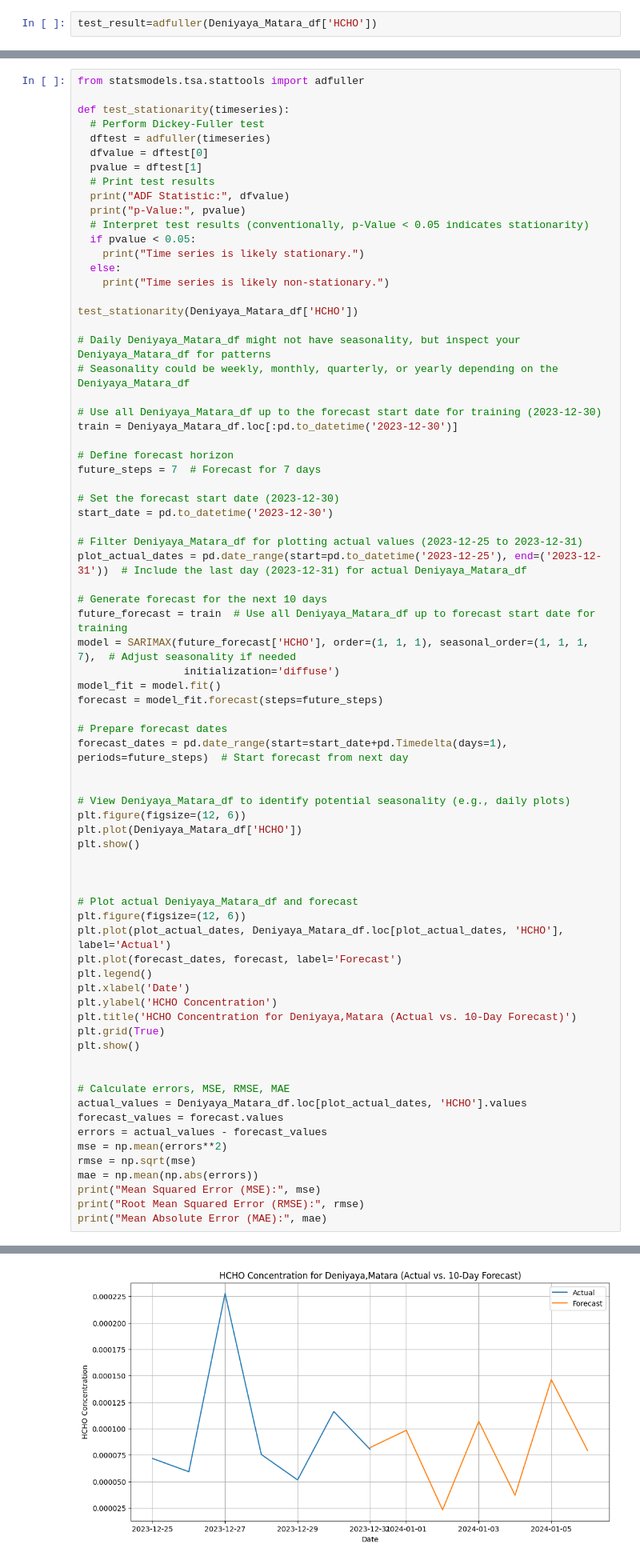
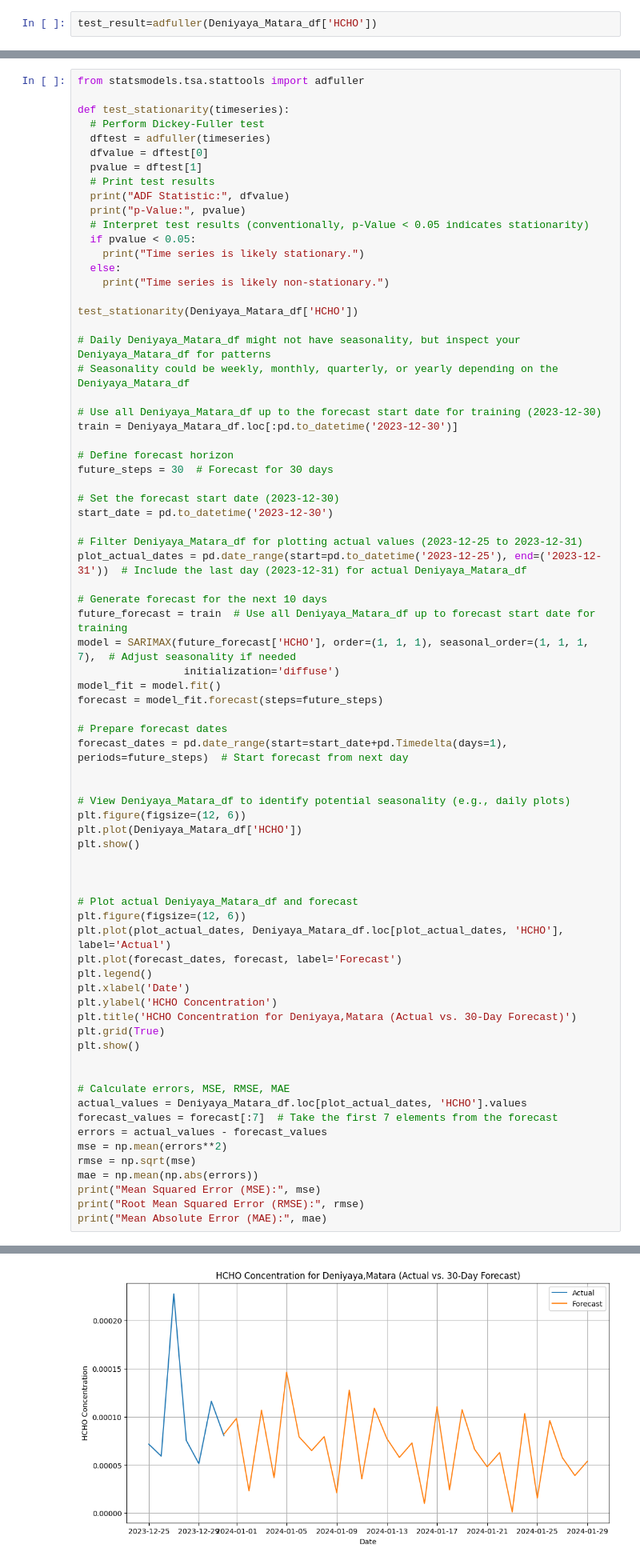
Before and after one commit to ChavinduDulaj/HCHO-Prediction-using-Data-Engineering, a Jupyter notebook: test_model.ipynb, the cells around one changed output, grey strips where cells are left out. Shown at 80% size. Cells and saved outputs as stored; diff of their text form.

```diff
--- a/test_model.ipynb
+++ b/test_model.ipynb
@@ -307,7 +305,7 @@ test_stationarity(Deniyaya_Matara_df['HCHO'])
 train = Deniyaya_Matara_df.loc[:pd.to_datetime('2023-12-30')]
 
 # Define forecast horizon
-future_steps = 7  # Forecast for 7 days
+future_steps = 30  # Forecast for 30 days
 
 # Set the forecast start date (2023-12-30)
 start_date = pd.to_datetime('2023-12-30')
@@ -331,36 +329,36 @@ plt.figure(figsize=(12, 6))
 plt.plot(Deniyaya_Matara_df['HCHO'])
 plt.show()
 
 
 
 # Plot actual Deniyaya_Matara_df and forecast
 plt.figure(figsize=(12, 6))
 plt.plot(plot_actual_dates, Deniyaya_Matara_df.loc[plot_actual_dates, 'HCHO'], label='Actual')
 plt.plot(forecast_dates, forecast, label='Forecast')
 plt.legend()
 plt.xlabel('Date')
 plt.ylabel('HCHO Concentration')
-plt.title('HCHO Concentration for Deniyaya,Matara (Actual vs. 10-Day Forecast)')
+plt.title('HCHO Concentration for Deniyaya,Matara (Actual vs. 30-Day Forecast)')
 plt.grid(True)
 plt.show()
 
 
 # Calculate errors, MSE, RMSE, MAE
 actual_values = Deniyaya_Matara_df.loc[plot_actual_dates, 'HCHO'].values
-forecast_values = forecast.values
+forecast_values = forecast[:7]  # Take the first 7 elements from the forecast
 errors = actual_values - forecast_values
 mse = np.mean(errors**2)
 rmse = np.sqrt(mse)
 mae = np.mean(np.abs(errors))
 print("Mean Squared Error (MSE):", mse)
 print("Root Mean Squared Error (RMSE):", rmse)
 print("Mean Absolute Error (MAE):", mae)
 # %% [output]
 ADF Statistic: -15.078887078906144
 p-Value: 8.511267690750755e-28
 Time series is likely stationary.
 [figure]
-[figure, old version]
+[figure, new version]
 Mean Squared Error (MSE): 6.512161144874062e-09
 Root Mean Squared Error (RMSE): 8.069796245800796e-05
 Mean Absolute Error (MAE): 4.733105291388714e-05
```
Also changed, not shown: parts of 6 cells of this notebook.
